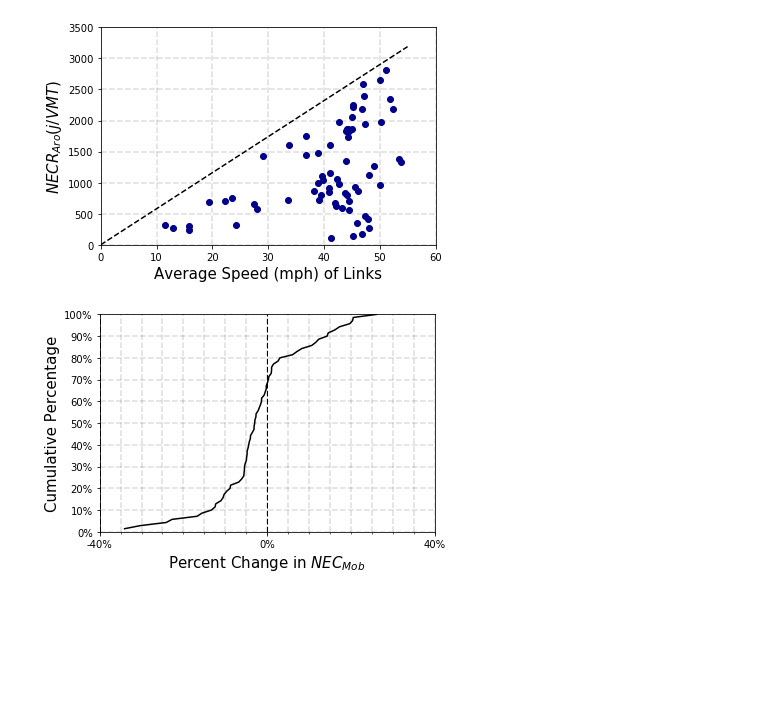
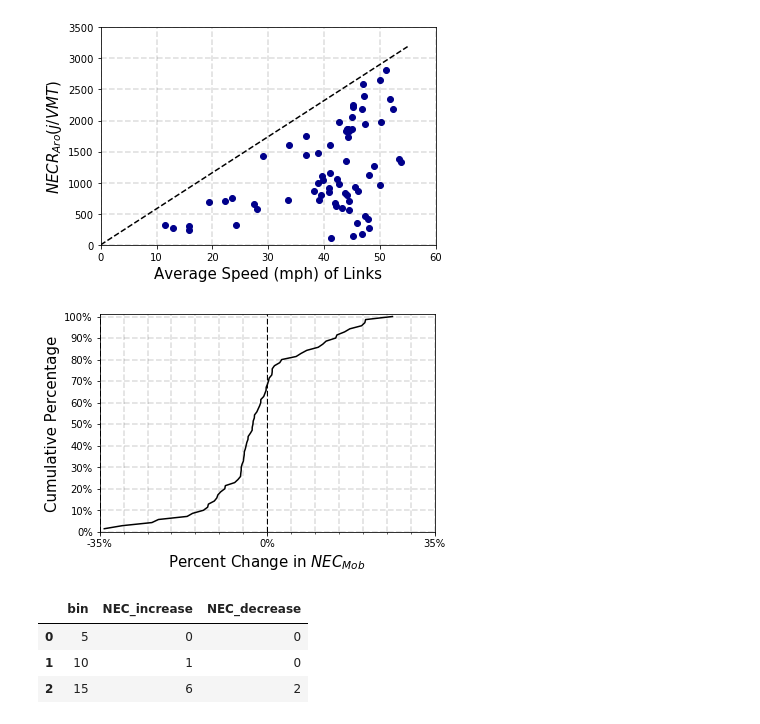
Before and after one commit to haniramezani/Plots-for-Fuel-Consumption-paper, a Jupyter notebook: plots.ipynb, the cells around one changed output. Drawn from its saved outputs; the diff is of its cells as text; code cells hidden in the pictures; blank space fills up the shorter version.

```diff
--- a/plots.ipynb
+++ b/plots.ipynb
@@ -297,8 +297,8 @@ fig4, ax=plt.subplots(1,1)
 ax.plot(-df_Mob_link.NEC_change*100,(1-df_Mob_link['rank'])*100, color='k')
 #ax.plot([0,55],[0,55*58], color='k', ls='--',label='fitted line')
 
-ax.set_xlim(-40,40)
-ax.set_ylim(0,100)
+ax.set_xlim(-35,35)
+ax.set_ylim(0,101)
 
 ax.set_xlabel('Percent Change in $NEC_{Mob}$', size=15)
 ax.set_ylabel('Cumulative Percentage', size=15)
@@ -311,39 +311,46 @@ ax.xaxis.set_major_formatter(mformat)
 ax.yaxis.set_major_formatter(mformat)
 
 
-xmajorLocator = mtick.MultipleLocator(40)
+xmajorLocator = mtick.MultipleLocator(35)
 xminorLocator = mtick.MultipleLocator(5)
 ymajorLocator = mtick.MultipleLocator(10)
 
 ax.xaxis.set_major_locator(xmajorLocator)
 ax.yaxis.set_major_locator(ymajorLocator)
 ax.xaxis.set_minor_locator(xminorLocator)
 
 for xmaj in ax.xaxis.get_majorticklocs():
     ax.axvline(x=xmaj, ls='--', color='k', linewidth=lw)
 for xmaj in ax.xaxis.get_minorticklocs():
     ax.axvline(x=xmaj, ls='--', color='k', linewidth=0.2*lw)
 for ymaj in ax.yaxis.get_majorticklocs():
     ax.axhline(y=ymaj, ls='--', color='k',linewidth=0.2*lw)
 
 
 
 
 
 for ticks in ax.xaxis.get_major_ticks():
     tick.label.set_fontsize(20)
     tick.label.set_color('k')
 for ticks in ax.xaxis.get_minor_ticks():
     tick.label.set_fontsize(20)
     tick.label.set_color('k')
 
 for ticks in ax.yaxis.get_major_ticks():
     tick.label.set_fontsize(10)
     tick.label.set_color('k')
 
 
 plt.show()
 # %% [output]
-[figure, old version]
+[figure, new version]
+# %%
+df_Mob_histo.head(3)
+# %% [output]
+|  | bin | NEC_increase | NEC_decrease |
+| 0 | 5 | 0 | 0 |
+| 1 | 10 | 1 | 0 |
+| 2 | 15 | 6 | 2 |
 # %%
 fig, ax=plt.subplots(1,1,figsize=(8,8), dpi=80)
```
Also changed, not shown: parts of 1 cell of this notebook.
